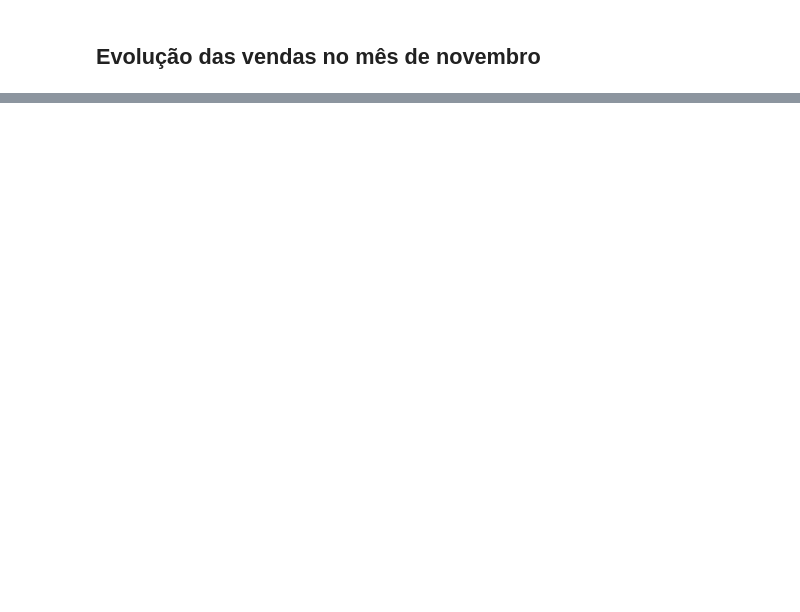
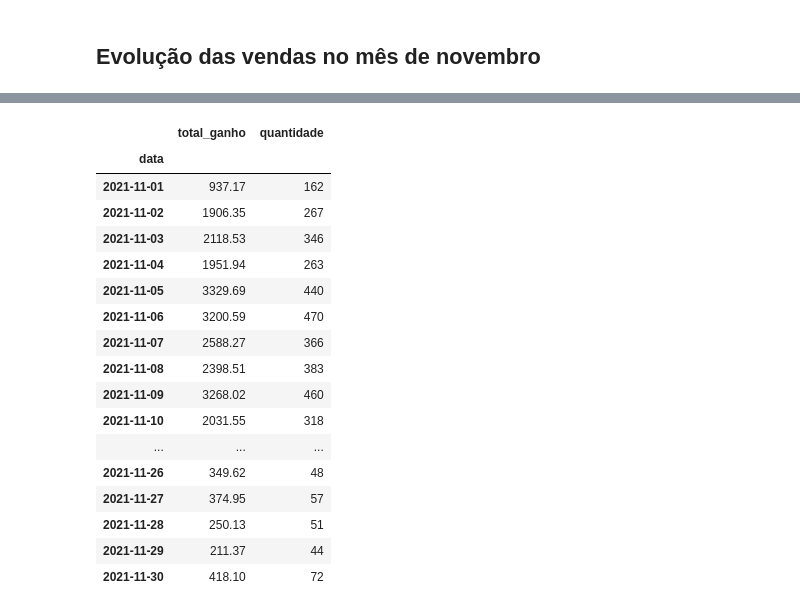
Before and after one commit to BrunoFornaro/A2-LP, a Jupyter notebook: Analise_inacabada.ipynb, the cells around one changed output, grey strips where cells are left out. Drawn from its saved outputs; the diff is of its cells as text; code cells hidden in the pictures; blank space fills up the shorter version.

```diff
--- a/Analise_inacabada.ipynb
+++ b/Analise_inacabada.ipynb
@@ -240,3 +257,24 @@ vendas_mensais
+# %%
+ganhos_mensais
+# %% [output]
+|  | total_ganho | quantidade |
+| data |  |  |
+| 2021-11-01 | 937.17 | 162 |
+| 2021-11-02 | 1906.35 | 267 |
+| 2021-11-03 | 2118.53 | 346 |
+| 2021-11-04 | 1951.94 | 263 |
+| 2021-11-05 | 3329.69 | 440 |
+| 2021-11-06 | 3200.59 | 470 |
+| 2021-11-07 | 2588.27 | 366 |
+| 2021-11-08 | 2398.51 | 383 |
+| 2021-11-09 | 3268.02 | 460 |
+| 2021-11-10 | 2031.55 | 318 |
+| ... | ... | ... |
+| 2021-11-26 | 349.62 | 48 |
+| 2021-11-27 | 374.95 | 57 |
+| 2021-11-28 | 250.13 | 51 |
+| 2021-11-29 | 211.37 | 44 |
+| 2021-11-30 | 418.10 | 72 |
 # %%
 #Normalizando os dados
 abs_scaler = MaxAbsScaler()
```
Also changed, not shown: parts of 8 cells of this notebook, 1 other file.
